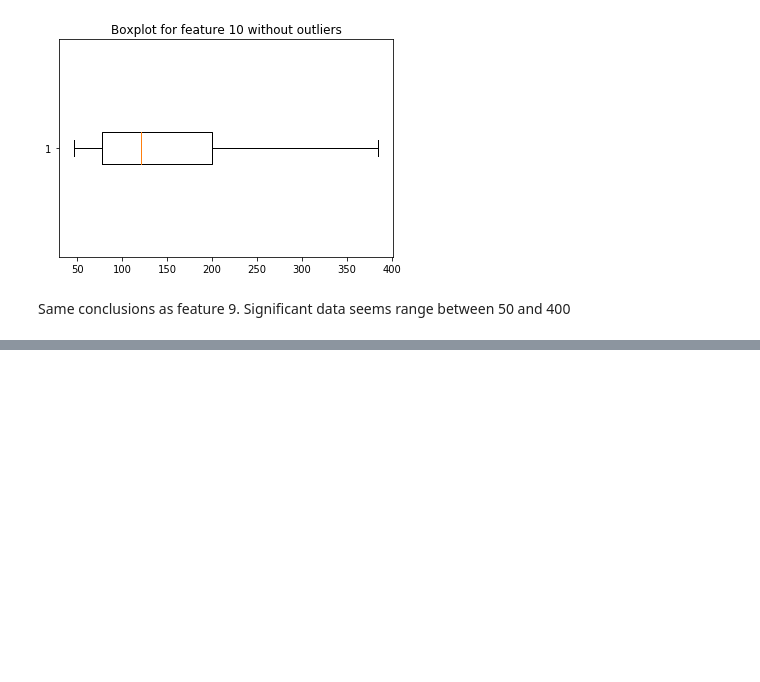
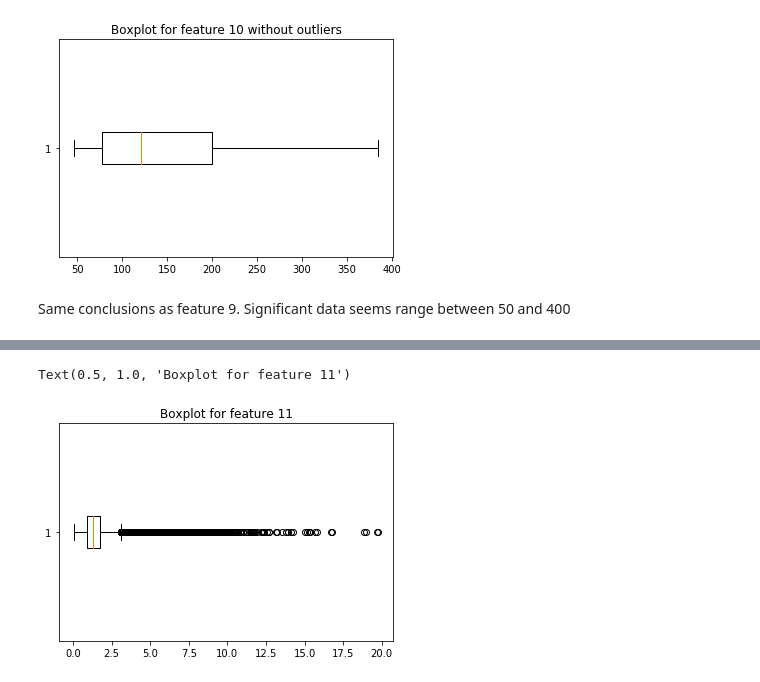
Before and after one commit to metzj/The_Little_Turings, a Jupyter notebook: Exploratory Data Analysis.ipynb, the cells around one changed output, grey strips where cells are left out. Saved outputs shown, nothing was run; the diff lists cells and outputs as text; code cells hidden in the pictures; blank space fills up the shorter version.

```diff
--- a/Exploratory Data Analysis.ipynb
+++ b/Exploratory Data Analysis.ipynb
@@ -440,0 +479,6 @@ Same conclusions as feature 9. Significant data seems range between 50 and 400
+# %%
+plt.boxplot(feature_11, vert=False)
+plt.title("Boxplot for feature 11")
+# %% [output]
+Text(0.5, 1.0, 'Boxplot for feature 11')
+[figure, added]
```
Also changed, not shown: parts of 151 cells of this notebook.
